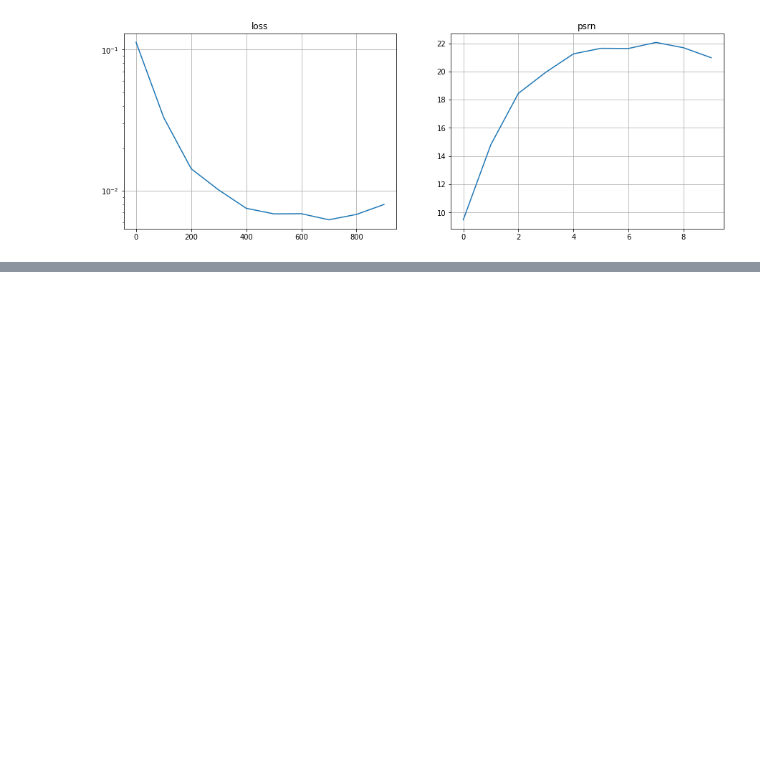
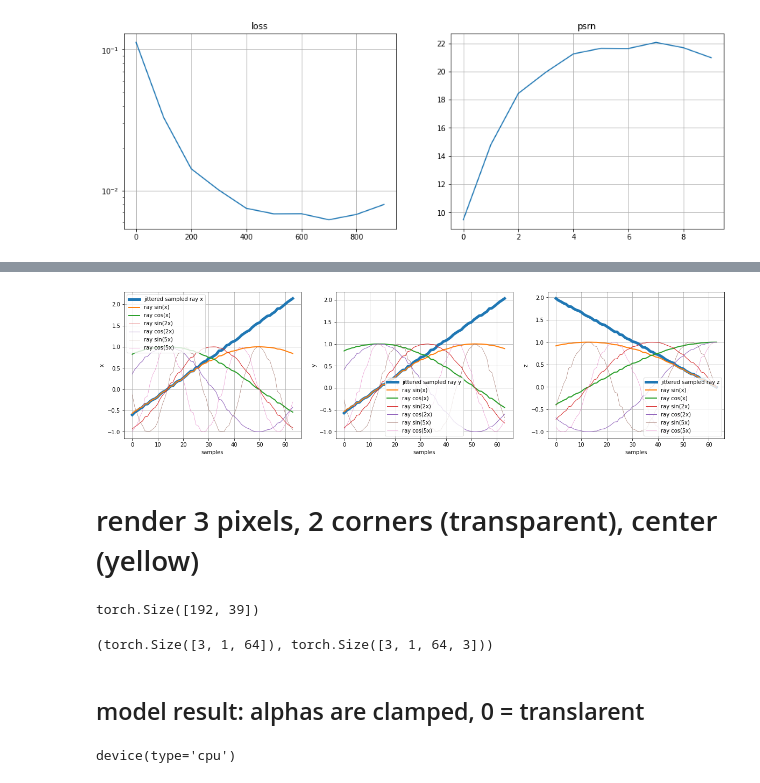
Before and after one commit to xvdp/nerf, a Jupyter notebook: tiny_nerf_pytorch.ipynb, the cells around one changed output, grey strips where cells are left out. Cells and saved outputs as stored; diff of their text form; code cells hidden in the pictures; blank space fills up the shorter version.

Commit message:
added trace of volumetric rendering process

```diff
--- a/tiny_nerf_pytorch.ipynb
+++ b/tiny_nerf_pytorch.ipynb
@@ -261,0 +318,3 @@ plt.show()
+# %%
+rays_o, rays_d = get_rays(H, W, focal, torch.as_tensor(testpose))
+rays_o.shape, rays_d.shape
@@ -261,0 +363,10 @@ plt.show()
+# %%
+z_vals = depth_samples(near=2., far=6., N_samples=N_samples, rand=True, verbose=False)
+print(z_vals.shape)
+z_vals= z_vals[[0,50,99], 50:51, :]
+rayd2 = rays_d[[0,50,99], 50:51, :]
+rayo2 = rays_o[[0,50,99], 50:51, :]
+pts = project_samples(rayo2, rayd2, z_vals, verbose=False)
+
+raytext = ["0,50", "50,50", "99,50"]
+pts.shape
@@ -261,0 +436,35 @@ plt.show()
+# %%
+def plot_ray(x, name="x"):
+    plt.plot(x, label=f"jittered sampled ray {name}", linewidth="5")
+    plt.plot(np.sin(x), label="ray sin(x)", linewidth="2")
+    plt.plot(np.cos(x), label="ray cos(x)", linewidth="2")
+    plt.plot(np.sin(2*x), label="ray sin(2x)", linewidth="1")
+    plt.plot(np.cos(2*x), label="ray cos(2x)", linewidth="1")
+    plt.plot(np.sin(5*x), label="ray sin(5x)", linewidth="0.5")
+    plt.plot(np.cos(5*x), label="ray cos(5x)", linewidth="0.5")
+    plt.xlabel("samples")
+    plt.ylabel(name)
+    plt.grid()
+    plt.legend()
+
+plt.figure(figsize=(20,5))
+plt.subplot(131)
+x = pts[0][...,0].view(-1).clone().detach().numpy()
+plot_ray(x)
+plt.subplot(132)
+y = pts[0][...,1].view(-1).clone().detach().numpy()
+plot_ray(y, "y")
+plt.subplot(133)
+z = pts[0][...,2].view(-1).clone().detach().numpy()
+plot_ray(z, "z")
+
+plt.show()
+# %% [output]
+[figure, added]
+# %% [markdown]
+# render 3 pixels, 2 corners (transparent), center (yellow)
+# %%
+# network inputs, 64 samples, 3 channels + 6 sin channels + 6 cos channels
+pts_flat.shape
+# %% [output]
+torch.Size([192, 39])
@@ -261,0 +478,12 @@ plt.show()
+# %%
+sigma_a.shape, rgb.shape
+# %% [output]
+(torch.Size([3, 1, 64]), torch.Size([3, 1, 64, 3]))
+# %% [markdown]
+## model result: alphas are clamped, 0 = translarent
+# %%
+dists = torch.cat([z_vals[..., 1:] - z_vals[..., :-1],
+                       torch.full(z_vals[...,:1].shape, 1e10)], -1)#.to(device=device)
+dists.device
+# %% [output]
+device(type='cpu')
```
Also changed, not shown: parts of 22 cells of this notebook.
